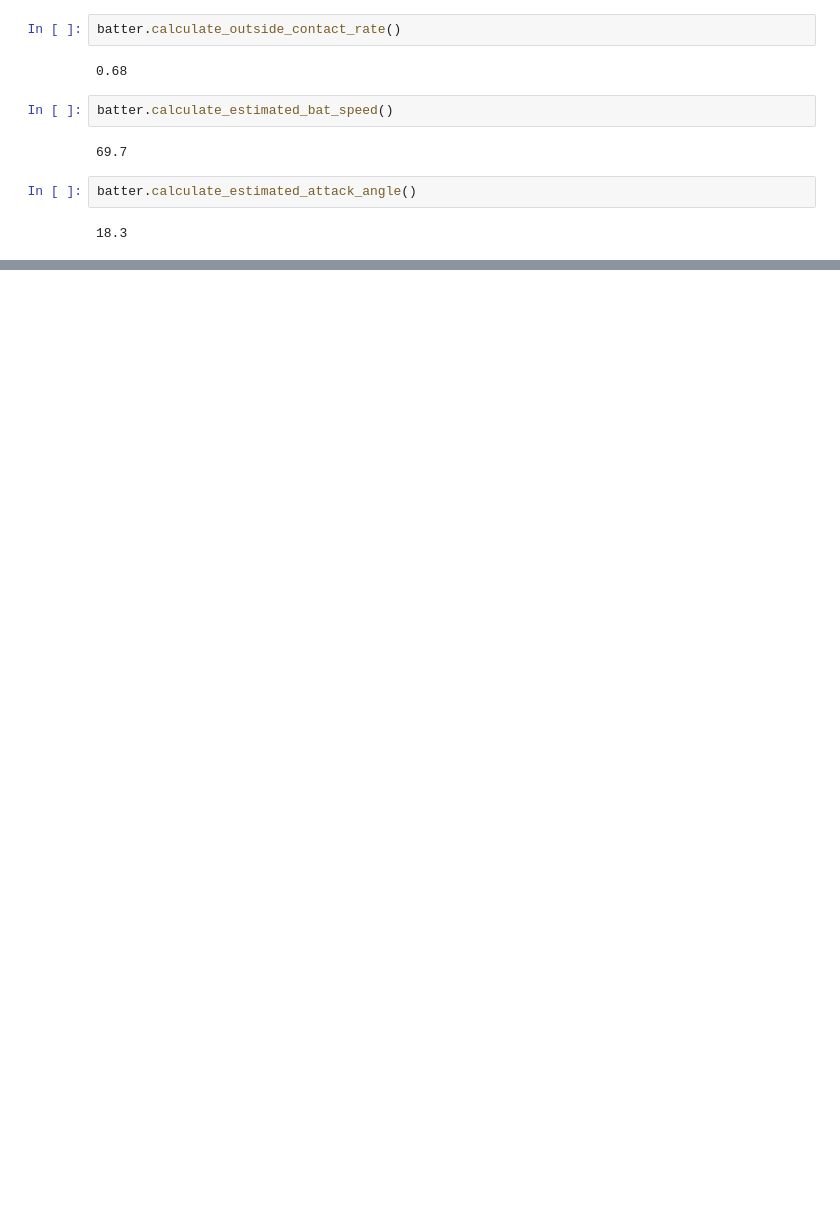
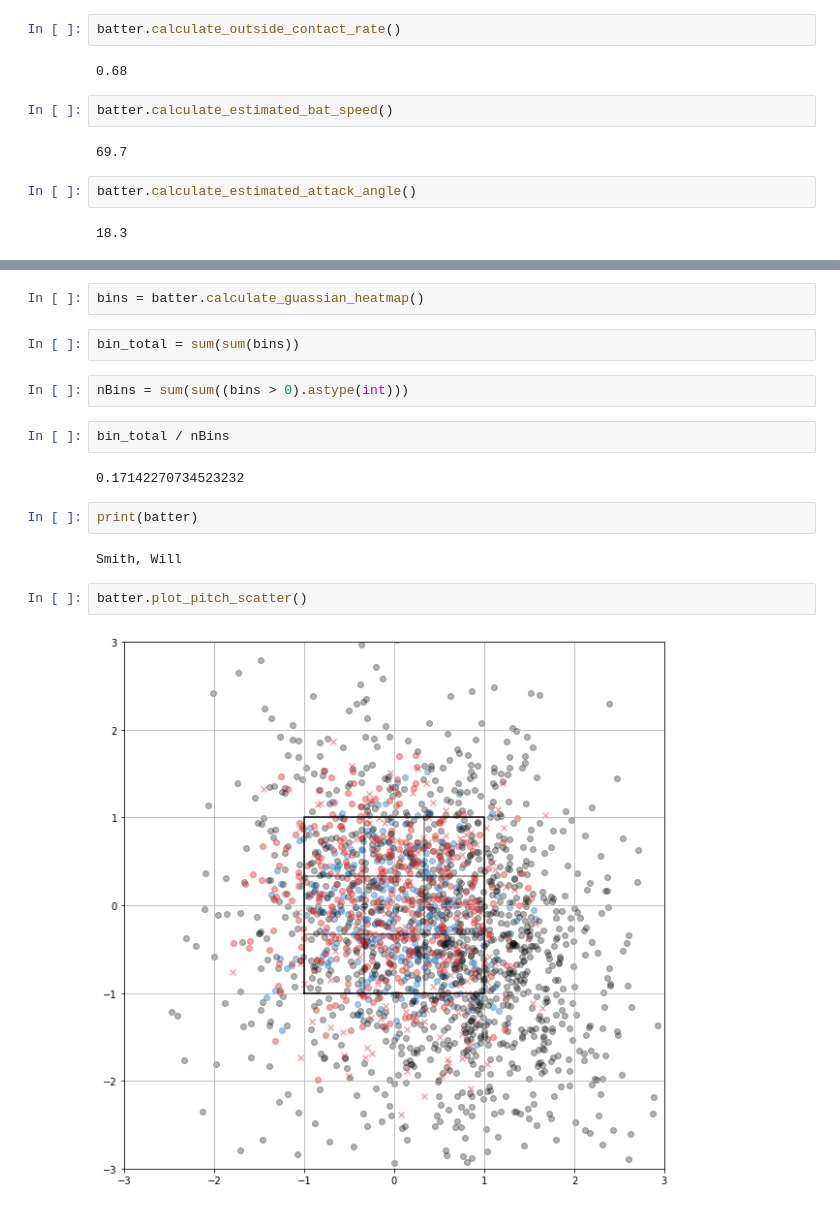
Before and after one commit to jhowenstein/statcast-batter-analysis, a Jupyter notebook: Gaussian Plotting Dev.ipynb, the cells around one changed output, grey strips where cells are left out. Drawn from its saved outputs; the diff is of its cells as text; blank space fills up the shorter version.

```diff
--- a/Gaussian Plotting Dev.ipynb
+++ b/Gaussian Plotting Dev.ipynb
@@ -871,0 +871,18 @@ batter.calculate_estimated_attack_angle()
+# %%
+bins = batter.calculate_guassian_heatmap()
+# %%
+bin_total = sum(sum(bins))
+# %%
+nBins = sum(sum((bins > 0).astype(int)))
+# %%
+bin_total / nBins
+# %% [output]
+0.17142270734523232
+# %%
+print(batter)
+# %% [output]
+Smith, Will
+# %%
+batter.plot_pitch_scatter()
+# %% [output]
+[figure, added]
```
Also changed, not shown: parts of 12 cells of this notebook, 1 other file.
